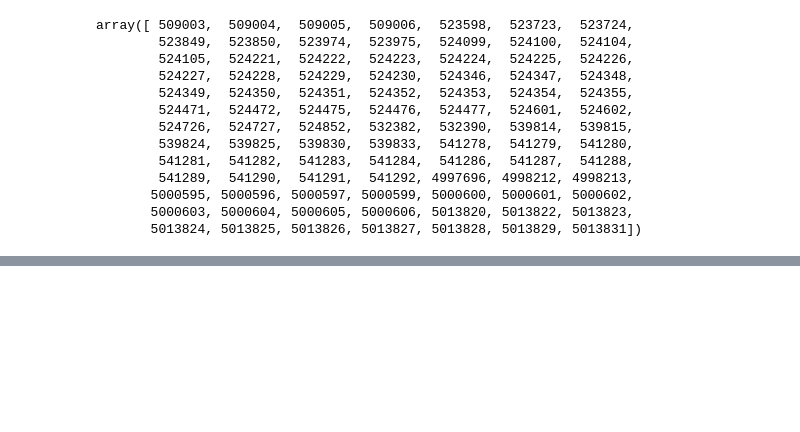
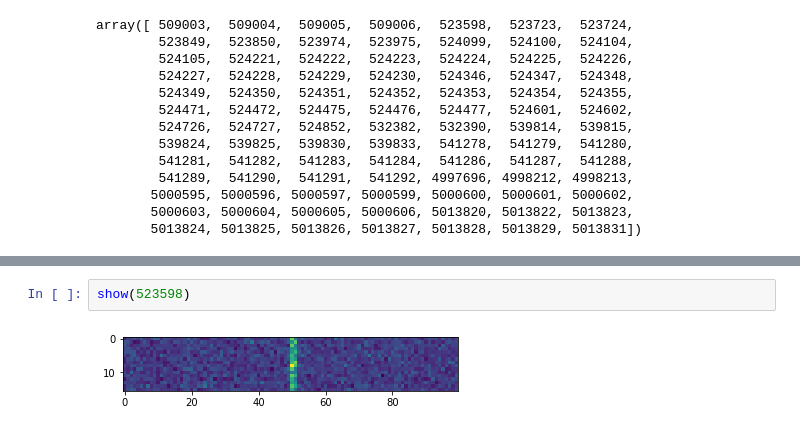
Before and after one commit to lacker/astro, a Jupyter notebook: analyze.ipynb, the cells around one changed output, grey strips where cells are left out. Drawn from its saved outputs; the diff is of its cells as text; blank space fills up the shorter version.

Commit message:
more show

```diff
--- a/analyze.ipynb
+++ b/analyze.ipynb
@@ -90,0 +92,4 @@ show(509003)
+# %%
+show(523598)
+# %% [output]
+[figure, added]
```
Also changed, not shown: parts of 7 cells of this notebook.
